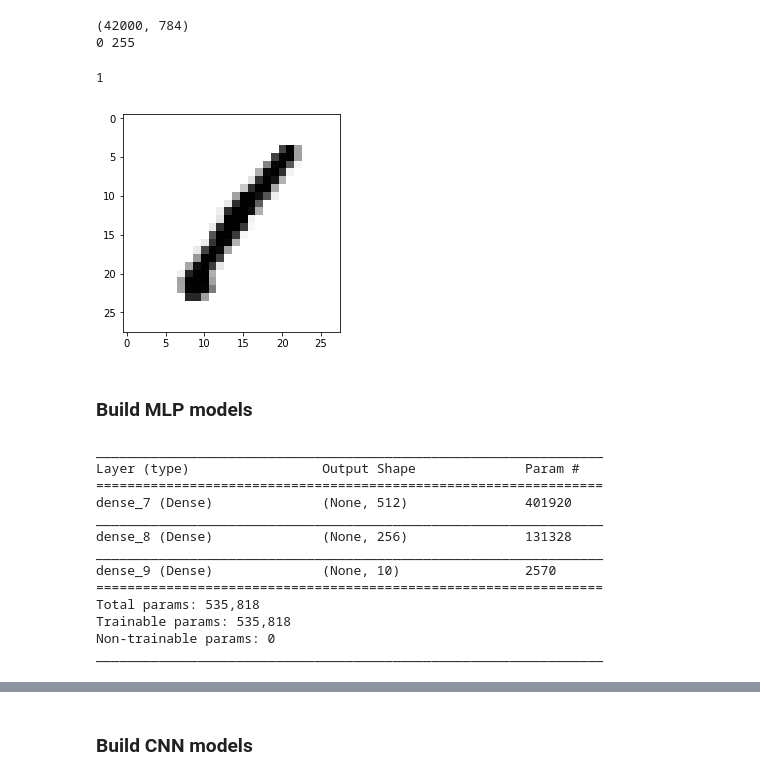
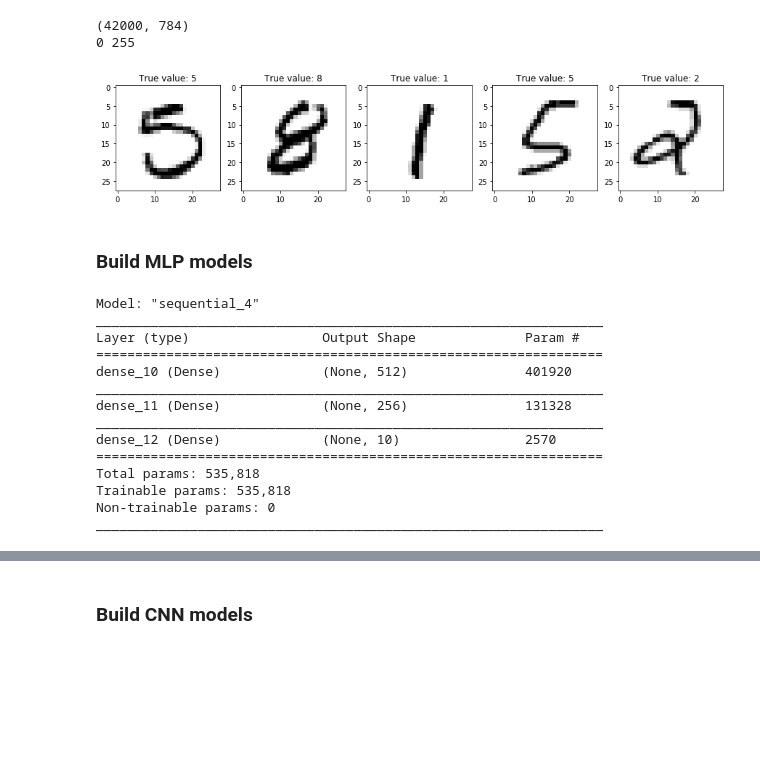
Before and after one commit to marekts/Projects, a Jupyter notebook: MNIST/MNIST.ipynb, the cells around one changed output, grey strips where cells are left out. Cells and saved outputs as stored; diff of their text form; code cells hidden in the pictures; blank space fills up the shorter version.

```diff
--- a/MNIST/MNIST.ipynb
+++ b/MNIST/MNIST.ipynb
@@ -25,14 +26,21 @@ print(np.min(data), np.max(data))
 # %% [output]
 (42000, 784)
 0 255
-# %%
-#check a few digits
-digit = data[0].reshape(28, 28)
-plt.imshow(digit, cmap = plt.cm.binary)
-labels[0]
-# %% [output]
-1
-[figure, removed]
+# %%
+# Check a few digits
+
+sample_digits = np.random.randint(0, len(data), 5)
+
+fig = plt.figure(figsize=(15, 8))
+i = 1
+for x in sample_digits:
+    ax = fig.add_subplot(1, 5, i)
+    i += 1
+    ax.set_title('True value: {0}'.format(labels[x]))
+    digit = data[x].reshape(28, 28)
+    plt.imshow(digit, cmap = plt.cm.binary)
+# %% [output]
+[figure, added]
 # %%
 # Scale train and test data from 1 to 0
 test = test_data.values
@@ -51,23 +59,24 @@ num_inputs = X_train.shape[1]
 num_outputs = y.shape[1]
 # %%
 # MLP model 2 hidden layers
-model = Sequential([
+first_mlp_model = Sequential([
     Dense(512, input_dim=num_inputs, activation='relu'),
     Dense(256, activation='relu'),
     Dense(num_outputs, activation='softmax')
 ])
 
-model.compile(loss='categorical_crossentropy', optimizer='adam', metrics=['accuracy'])
-model.summary()
+first_mlp_model.compile(loss='categorical_crossentropy', optimizer='adam', metrics=['accuracy'])
+first_mlp_model.summary()
 # %% [output]
+Model: "sequential_4"
 _________________________________________________________________
 Layer (type)                 Output Shape              Param #
 =================================================================
-dense_7 (Dense)              (None, 512)               401920
+dense_10 (Dense)             (None, 512)               401920
 _________________________________________________________________
-dense_8 (Dense)              (None, 256)               131328
+dense_11 (Dense)             (None, 256)               131328
 _________________________________________________________________
-dense_9 (Dense)              (None, 10)                2570
+dense_12 (Dense)             (None, 10)                2570
 =================================================================
 Total params: 535,818
 Trainable params: 535,818
```
Also changed, not shown: parts of 19 cells of this notebook.
